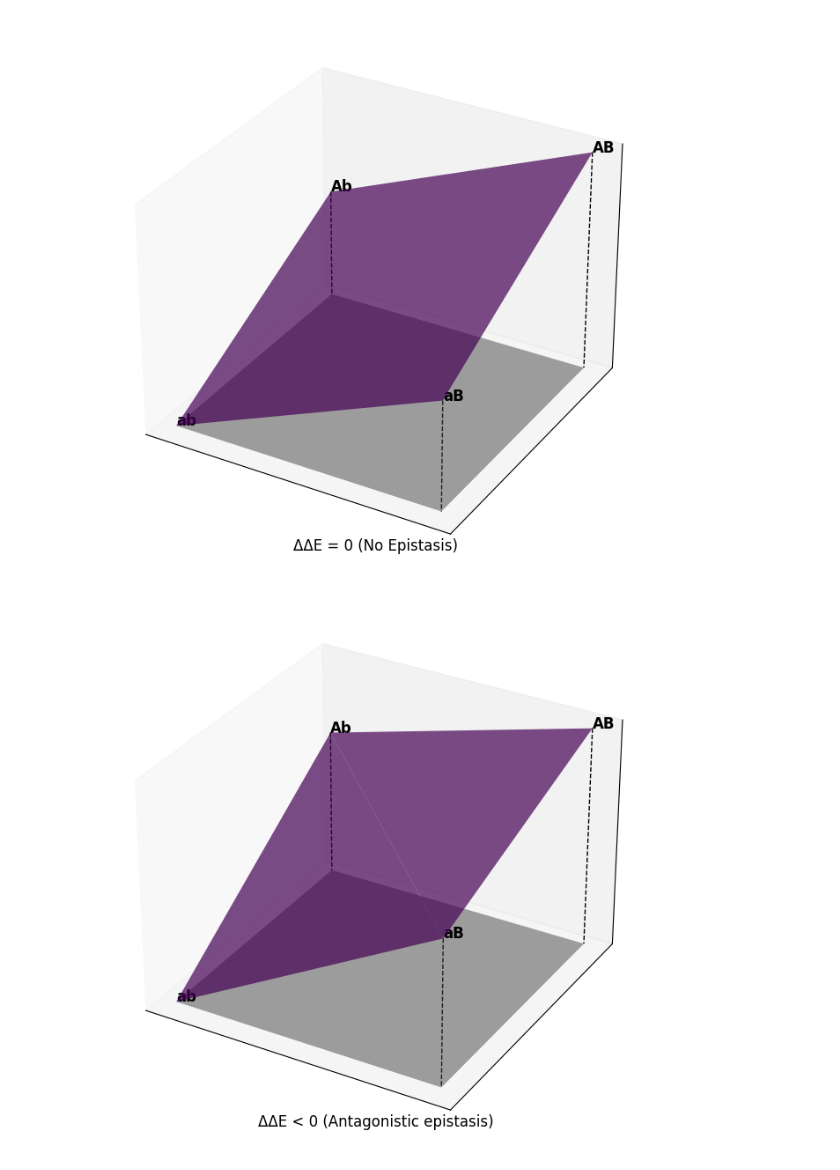
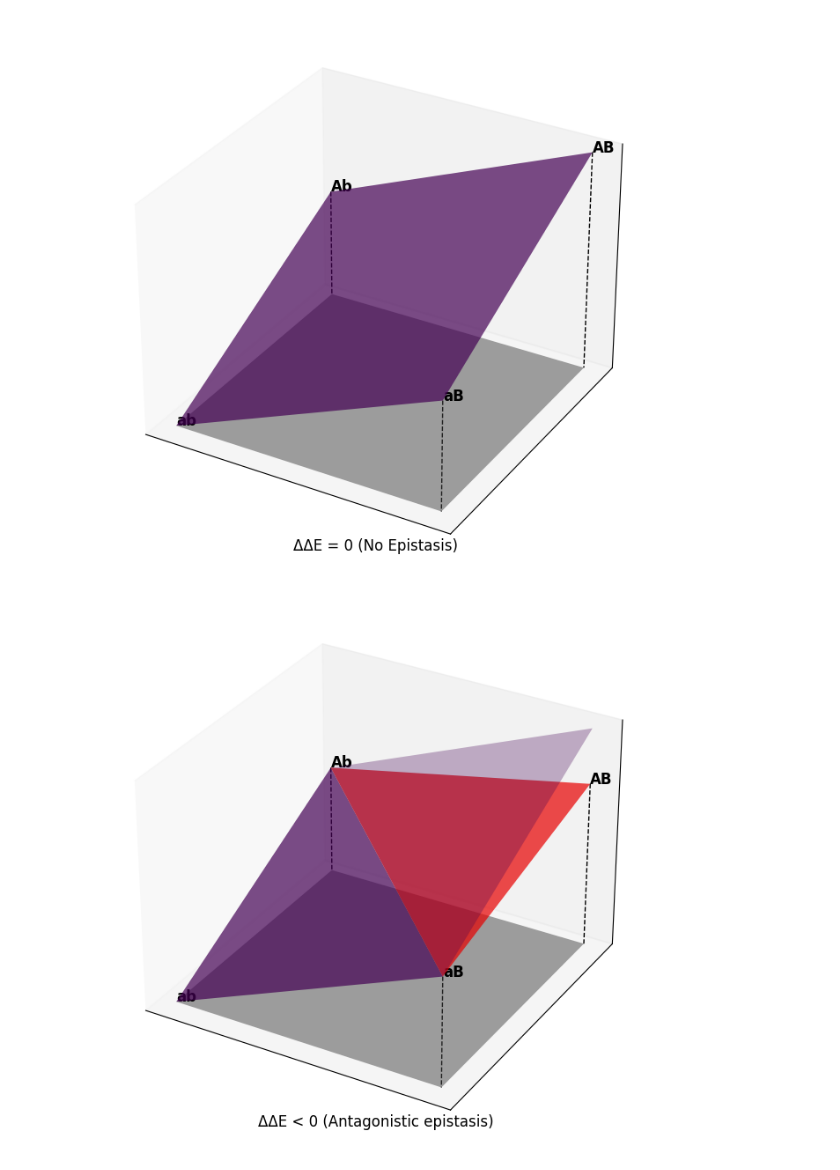
Before and after one commit to Daniel-Xkan/potts_model_test, a Jupyter notebook: epistasis_plot.ipynb, the cells around one changed output. Saved outputs shown, nothing was run; the diff lists cells and outputs as text; code cells hidden in the pictures.

```diff
--- a/epistasis_plot.ipynb
+++ b/epistasis_plot.ipynb
@@ -103,7 +103,7 @@ ax2.plot_trisurf(triangle1_vertices[:, 0], triangle1_vertices[:, 1], triangle1_v
 
 # Plot triangle 2: Ab(0,4,3), aB(4,0,3), AB(4,4,4.5)
 triangle2_vertices = np.array([[0, 4, 3], [4, 0, 3], [4, 4, 4.5]])
-ax2.plot_trisurf(triangle2_vertices[:, 0], triangle2_vertices[:, 1], triangle2_vertices[:, 2], alpha=0.7, cmap='viridis')
+ax2.plot_trisurf(triangle2_vertices[:, 0], triangle2_vertices[:, 1], triangle2_vertices[:, 2], alpha=0.7, color='red')
 
 
 # Add labels at the specified coordinates
@@ -111,34 +111,40 @@ for i, (coord, label) in enumerate(zip(coords, labels)):
     ax2.text(coord[0], coord[1], coord[2], label, fontsize=12, fontweight='bold')
 
 # Set axis properties
 ax2.set_xlabel('X axis')
 ax2.set_ylabel('Y axis')
 ax2.set_zlabel('Z axis')
 ax2.set_title('ΔΔE < 0 (Antagonistic epistasis)', y=0.02)
 
 # Hide grid lines
 ax2.grid(False)
 ax2.set_xticks([])
 ax2.set_yticks([])
 ax2.set_zticks([])
 ax2.set_xlabel('')
 ax2.set_ylabel('')
 ax2.set_zlabel('')
 
 # Draw vertical lines from each point down to the XY plane (z=0)
 for coord in coords:
     ax2.plot([coord[0], coord[0]], [coord[1], coord[1]], [coord[2], 0], 'k--', linewidth=1)
 
 # Define shadow coordinates for the outline on XY plane
 shadow_x = [0, 4, 4, 0, 0]  # Rectangle outline
 shadow_y = [0, 0, 4, 4, 0]  # Rectangle outline
 shadow_z = [0, 0, 0, 0, 0]  # All on z=0 plane
 
 # Draw shadow on the XY plane (z=0)
 ax2.plot_surface(np.array([[0, 0], [4, 4]]), np.array([[0, 4], [0, 4]]), np.array([[0, 0], [0, 0]]), color='grey', alpha=0.5)
+# plt.show()
+
+# Draw an extra triangle connecting Ab, aB to (4,4,6)
+extra_triangle_vertices = np.array([[0, 4, 3], [4, 0, 3], [4, 4, 6]])
+ax2.plot_trisurf(extra_triangle_vertices[:, 0], extra_triangle_vertices[:, 1], extra_triangle_vertices[:, 2], alpha=0.3, cmap='viridis')
+
 plt.show()
 # %% [output]
-[figure, old version]
+[figure, new version]
 # %%
 import matplotlib.pyplot as plt
 import numpy as np
```
Also changed, not shown: parts of 1 cell of this notebook, 2 other files.
